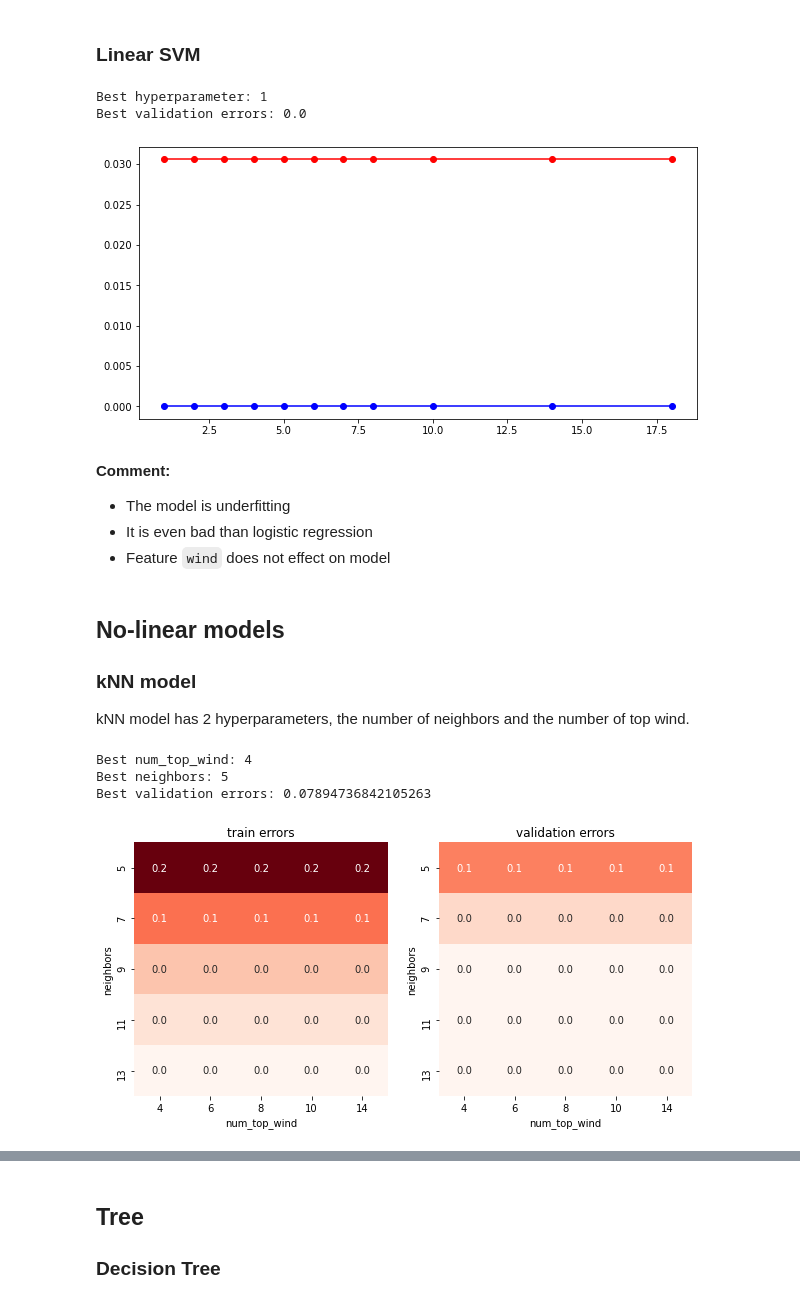
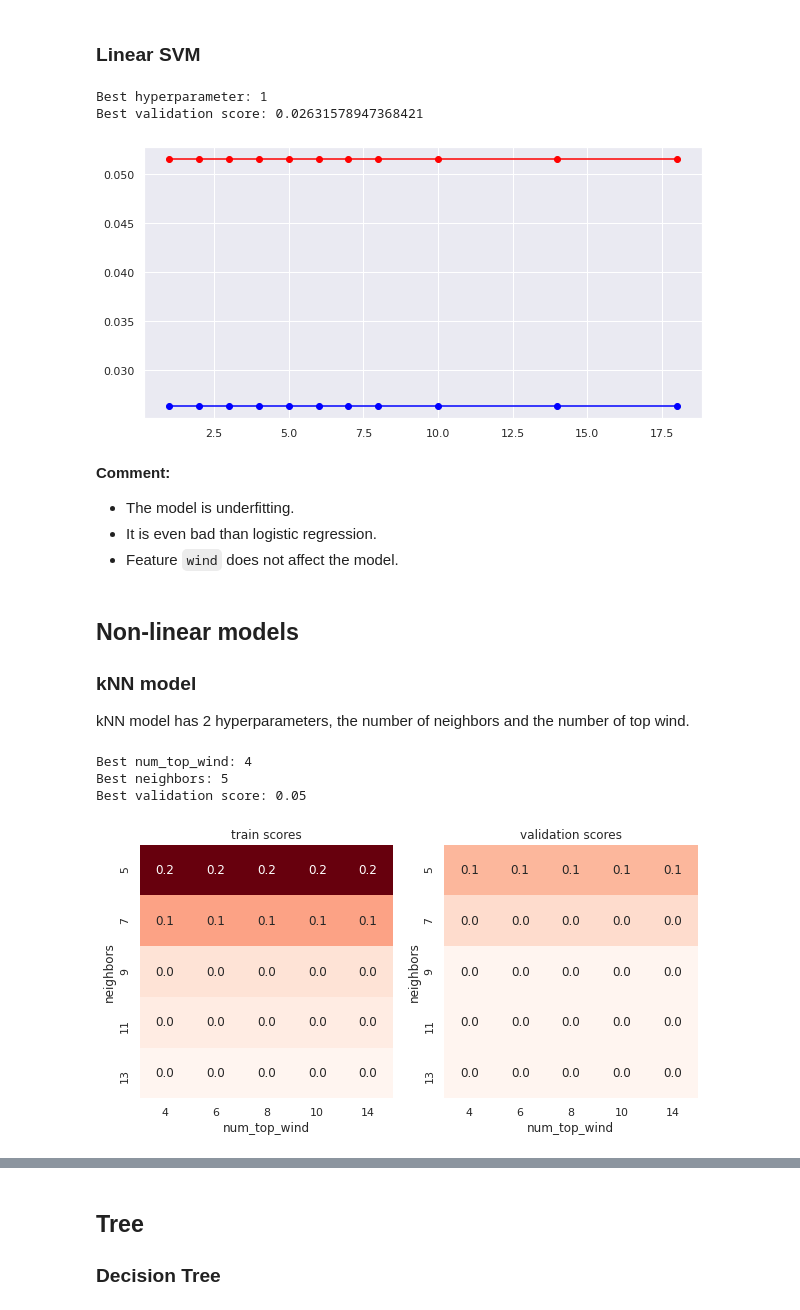
Before and after one commit to MachineGun3008/intro2ds_final_project, a Jupyter notebook: Model.ipynb, the cells around one changed output, grey strips where cells are left out. Saved outputs shown, nothing was run; the diff lists cells and outputs as text; code cells hidden in the pictures.

```diff
--- a/Model.ipynb
+++ b/Model.ipynb
@@ -345,18 +333,18 @@ linear_svm_train_errs, linear_svm_val_errs, linear_svm_best, linear_svm_num_top_
 # %%
 print('Best hyperparameter: {0}'.format(linear_svm_num_top_wind))
-print('Best validation errors: {0}'.format(linear_svm_best))
-Draw_Train_Val_errs(linear_svm_train_errs, linear_svm_val_errs, [1, 2, 3, 4, 5, 6, 7, 8, 10, 14, 18])
+print('Best validation score: {0}'.format(linear_svm_best))
+Draw_Train_Val_scores(linear_svm_train_scores, linear_svm_val_scores, [1, 2, 3, 4, 5, 6, 7, 8, 10, 14, 18])
 # %% [output]
 Best hyperparameter: 1
-Best validation errors: 0.0
+Best validation score: 0.02631578947368421
-[figure, old version]
+[figure, new version]
 # %% [markdown]
 **Comment:**
-* The model is underfitting
-* It is even bad than logistic regression
-* Feature `wind` does not effect on model
+* The model is underfitting.
+* It is even bad than logistic regression.
+* Feature `wind` does not affect the model.
 # %% [markdown]
-## No-linear models
+## Non-linear models
 ### kNN model
 kNN model has 2 hyperparameters, the number of neighbors and the number of top wind.
 # %%
@@ -364,12 +352,12 @@ from sklearn.neighbors import KNeighborsClassifier
 # %%
 knn_model = make_pipeline(preprocess_pipeline, KNeighborsClassifier())
 n_neighbors_s = [5, 7, 9, 11, 13]
-knn_train_errs, knn_val_errs, knn_best, knn_neighbors, knn_num_top_wind = [], [], -float('inf'), None, None
+knn_train_scores, knn_val_scores, knn_best, knn_neighbors, knn_num_top_wind = [], [], -float('inf'), None, None
 for n_neighbors in n_neighbors_s:
     knn_model.set_params(kneighborsclassifier__n_neighbors=n_neighbors)
-    train_errs, val_errs, best_val, best_para = Run_One_Hyper_Model([4, 6, 8, 10, 14], knn_model)
-    knn_train_errs.append(train_errs)
-    knn_val_errs.append(val_errs)
+    train_s, val_s, best_val, best_para = Run_One_Hyper_Model([4, 6, 8, 10, 14], knn_model)
+    knn_train_scores.append(train_s)
+    knn_val_scores.append(val_s)
     if best_val > knn_best:
         knn_best = best_val
         knn_num_top_wind = best_para
@@ -377,7 +365,7 @@ for n_neighbors in n_neighbors_s:
 
 # knn_train_errs, knn_val_errs, knn_best, knn_num_top_wind = Run_One_Hyper_Model([1, 2, 3, 4, 5, 6, 7, 8, 10, 14, 18], knn_model)
 # %%
-def Table_Train_Val_errs(train_errs, val_errs, index, columns, xlabel, ylabel):
+def Table_Train_Val_scores(train_errs, val_errs, index, columns, xlabel, ylabel):
     train_errs_df = pd.DataFrame(data=np.array(train_errs),
                              index=index, columns=columns)
     val_errs_df = pd.DataFrame(data=np.array(val_errs), index=index, columns=columns)
@@ -387,20 +375,20 @@ def Table_Train_Val_errs(train_errs, val_errs, index, columns, xlabel, ylabel):
     plt.subplot(1, 2, 1)
     sns.heatmap(train_errs_df, vmin=min_err, vmax=max_err, square=True,
                 annot=True, cbar=False, fmt='.1f', cmap='Reds')
-    plt.title('train errors'); plt.xlabel(xlabel); plt.ylabel(ylabel)
+    plt.title('train scores'); plt.xlabel(xlabel); plt.ylabel(ylabel)
     plt.subplot(1, 2, 2)
     sns.heatmap(val_errs_df, vmin=min_err, vmax=max_err, square=True,
                 annot=True, cbar=False, fmt='.1f', cmap='Reds')
-    plt.title('validation errors'); plt.xlabel(xlabel); plt.ylabel(ylabel);
+    plt.title('validation scores'); plt.xlabel(xlabel); plt.ylabel(ylabel);
 # %%
 print('Best num_top_wind: {0}'.format(knn_num_top_wind))
 print('Best neighbors: {0}'.format(knn_neighbors))
-print('Best validation errors: {0}'.format(knn_best))
-Table_Train_Val_errs(knn_train_errs, knn_val_errs, [5, 7, 9, 11, 13], [4, 6, 8, 10, 14], 'num_top_wind', 'neighbors')
+print('Best validation score: {0}'.format(knn_best))
+Table_Train_Val_scores(knn_train_scores, knn_val_scores, [5, 7, 9, 11, 13], [4, 6, 8, 10, 14], 'num_top_wind', 'neighbors')
 # %% [output]
 Best num_top_wind: 4
 Best neighbors: 5
-Best validation errors: 0.07894736842105263
+Best validation score: 0.05
-[figure, old version]
+[figure, new version]
 # %% [markdown]
 **Comment:**
```
Also changed, not shown: parts of 41 cells of this notebook.
